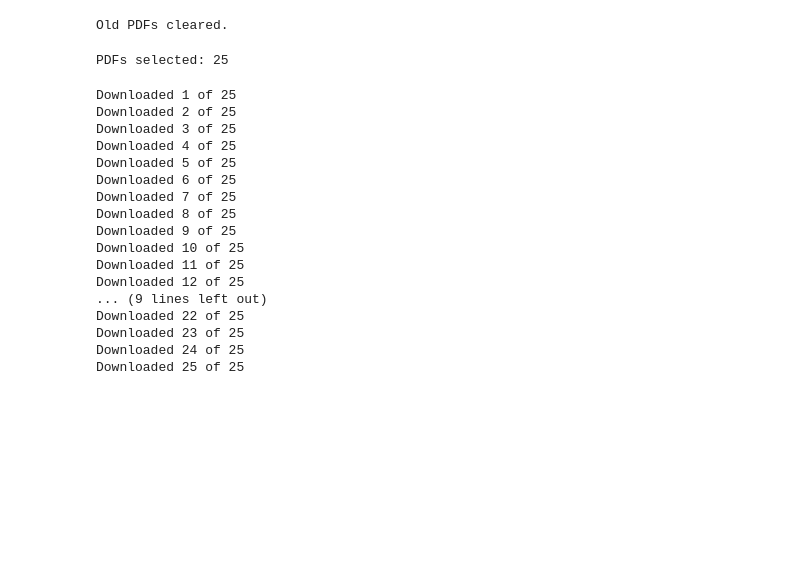
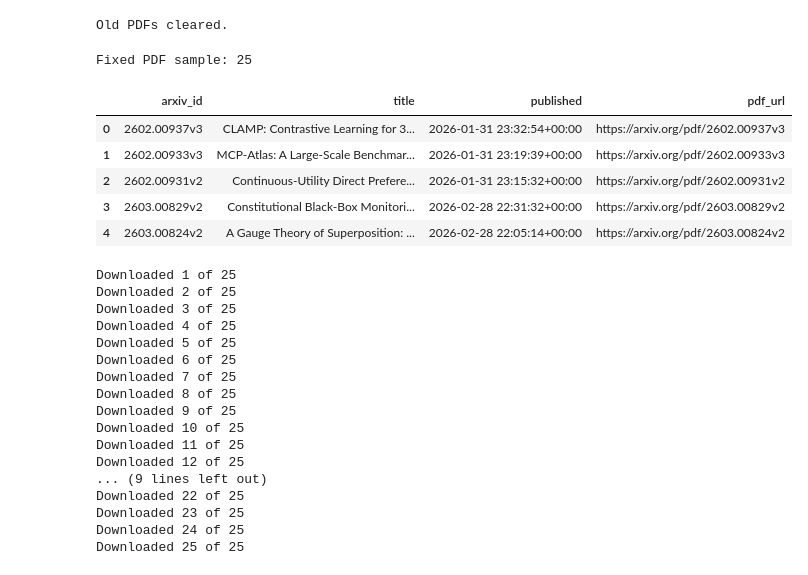
Before and after one commit to Break-Through-Tech/KPMG-1F-ai-research-intelligence-agent-for-business-insight-translation, a Jupyter notebook: notebooks/KPMG_Arxiv_EDA.ipynb, the cells around one changed output. Drawn from its saved outputs; the diff is of its cells as text; code cells hidden in the pictures; blank space fills up the shorter version.

```diff
--- a/notebooks/KPMG_Arxiv_EDA.ipynb
+++ b/notebooks/KPMG_Arxiv_EDA.ipynb
@@ -115,21 +115,21 @@ for filename in os.listdir(pdf_dir):
 print("Old PDFs cleared.")
 # %% [output]
 Old PDFs cleared.
-# %%
-pdf_sample = []
-
-pdf_counts = [3, 3, 3, 3, 3, 3, 3, 2, 2]
-
-start = 0
-
-for (_, _, count), pdf_count in zip(month_ranges, pdf_counts):
-    month_papers = results[start:start + count]
-    pdf_sample.extend(month_papers[:pdf_count])
-    start += count
-
-print("PDFs selected:", len(pdf_sample))
-# %% [output]
-PDFs selected: 25
+# %%
+pdf_manifest = pd.read_csv(
+    "../data/metadata/arxiv_csAI_25_pdf_sample.csv"
+)
+
+print("Fixed PDF sample:", len(pdf_manifest))
+pdf_manifest.head()
+# %% [output]
+Fixed PDF sample: 25
+|  | arxiv_id | title | published | pdf_url |
+| 0 | 2602.00937v3 | CLAMP: Contrastive Learning for 3... | 2026-01-31 23:32:54+00:00 | https://arxiv.org/pdf/2602.00937v3 |
+| 1 | 2602.00933v3 | MCP-Atlas: A Large-Scale Benchmar... | 2026-01-31 23:19:39+00:00 | https://arxiv.org/pdf/2602.00933v3 |
+| 2 | 2602.00931v2 | Continuous-Utility Direct Prefere... | 2026-01-31 23:15:32+00:00 | https://arxiv.org/pdf/2602.00931v2 |
+| 3 | 2603.00829v2 | Constitutional Black-Box Monitori... | 2026-02-28 22:31:32+00:00 | https://arxiv.org/pdf/2603.00829v2 |
+| 4 | 2603.00824v2 | A Gauge Theory of Superposition: ... | 2026-02-28 22:05:14+00:00 | https://arxiv.org/pdf/2603.00824v2 |
 # %%
 import urllib.request
 
```
Also changed, not shown: parts of 14 cells of this notebook, 1 other file.
